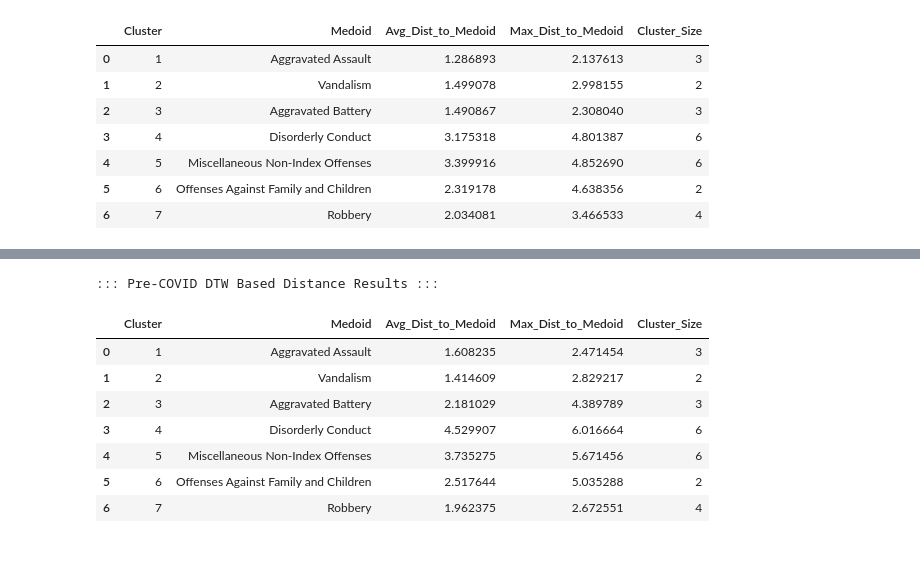
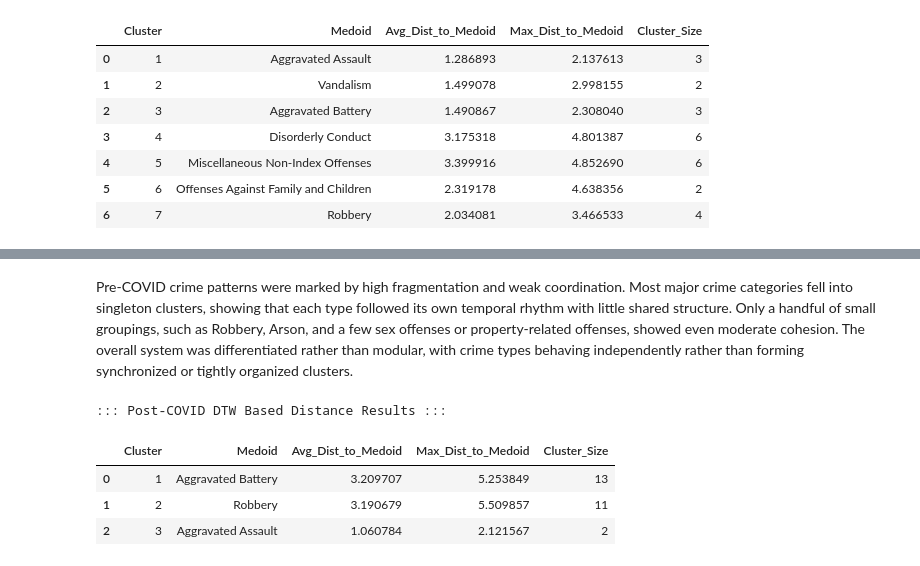
Before and after one commit to SirErikPak/ChicagoCrime, a Jupyter notebook: Notebook/ChicagoCrimeStructuralAnalysis.ipynb, the cells around one changed output, grey strips where cells are left out. Saved outputs shown, nothing was run; the diff lists cells and outputs as text; code cells hidden in the pictures.

```diff
--- a/Notebook/ChicagoCrimeStructuralAnalysis.ipynb
+++ b/Notebook/ChicagoCrimeStructuralAnalysis.ipynb
@@ -298,7 +355,7 @@ def structural_dia(results: dict, msg: str='', depth: int=2):
 * With correlation distance, average or complete is usually safest. Single linkage is okay if you want to explore chains, but interpret with caution.
 # %%
 # Run
-all_results = best_method(loaded_vecs, msg='Correlation Based Distance')
+corr_all_results = best_method(corr_vecs, msg='Correlation Based Distance')
 # %% [output]
 ::: Processing Period: Pre Correlation Based Distance:::
 Method: complete | CCC: 0.4983
@@ -325,14 +382,14 @@ fig, axes = plt.subplots(1, 3, figsize=(24, 10), sharey=True)
 
 for i, period in enumerate(['pre', 'covid', 'post']):
     # Retrieve the best linkage and method name for this period
-    Z_best = all_results[period]['best_linkage']
-    best_m = all_results[period]['best_method']
+    Z_best = corr_all_results[period]['best_linkage']
+    best_m = corr_all_results[period]['best_method']
     ax = axes[i]
 
     # Generate the dendrogram on the specific subplot axis
     hierarchy.dendrogram(
         Z_best,
-        labels=loaded_dfs[period].index,
+        labels=corr_dfs[period].index,
         leaf_rotation=90, # Increased rotation for better readability in subplots
         leaf_font_size=10,
         above_threshold_color='gray',
@@ -566,9 +763,9 @@ def calculate_cluster_tightness(dist_matrix, cluster_ids, medoid_indices, labels
 # %%
 # Crime Labels ( all the same for three eras
-crime_labels = loaded_dfs['pre'].index.to_list()
+crime_labels = corr_dfs['pre'].index.to_list()
 
 # Run at your diagnostic k values
-pre_clusters, anchors_pre = run_kmedoids(loaded_vecs['pre'], k=4, labels=crime_labels, era_name= 'Pre-COVID Correlation Based Distance')
-covid_clusters, anchors_covid = run_kmedoids(loaded_vecs['covid'], k=3, labels=crime_labels, era_name= 'COVID Correlation Based Distance')
-post_clusters, anchors_post = run_kmedoids(loaded_vecs['post'], k=5, labels=crime_labels, era_name= 'Post-COVID Correlation Based Distance')
+corr_pre_clusters, corr_anchors_pre = run_kmedoids(corr_vecs['pre'], k=4, labels=crime_labels, era_name= 'Pre-COVID Correlation Based Distance')
+corr_covid_clusters, corr_anchors_covid = run_kmedoids(corr_vecs['covid'], k=3, labels=crime_labels, era_name= 'COVID Correlation Based Distance')
+corr_post_clusters, corr_anchors_post = run_kmedoids(corr_vecs['post'], k=5, labels=crime_labels, era_name= 'Post-COVID Correlation Based Distance')
 # %% [output]
@@ -979,7 +1310,7 @@ Post   0.003461  0.021722  1.000000
 ## Clustering
 # %%
 # Run at your diagnostic k values
-pre_clusters, anchors_pre = run_kmedoids(dtw_vecs['pre'], k=7, labels=crime_labels, era_name= 'Pre-COVID DTW Based Distance')
-covid_clusters, anchors_covid = run_kmedoids(dtw_vecs['covid'], k=15, labels=crime_labels, era_name= 'COVID DTW Based Distance')
-post_clusters, anchors_post = run_kmedoids(dtw_vecs['post'], k=3, labels=crime_labels, era_name= 'Post-COVID DTW Based Distance')
+dtw_pre_clusters, dtw_anchors_pre = run_kmedoids(dtw_vecs['pre'], k=7, labels=crime_labels, era_name= 'Pre-COVID DTW Based Distance')
+dtw_covid_clusters, dtw_anchors_covid = run_kmedoids(dtw_vecs['covid'], k=15, labels=crime_labels, era_name= 'COVID DTW Based Distance')
+dtw_post_clusters, dtw_anchors_post = run_kmedoids(dtw_vecs['post'], k=3, labels=crime_labels, era_name= 'Post-COVID DTW Based Distance')
 # %% [output]
@@ -1035,16 +1455,14 @@ post_tightness
+# %% [markdown]
+Pre‑COVID crime patterns were marked by high fragmentation and weak coordination. Most major crime categories fell into singleton clusters, showing that each type followed its own temporal rhythm with little shared structure. Only a handful of small groupings, such as Robbery, Arson, and a few sex offenses or property‑related offenses, showed even moderate cohesion. The overall system was differentiated rather than modular, with crime types behaving independently rather than forming synchronized or tightly organized clusters.
 # %%
 # Run for the Pre era
-post_tightness = calculate_cluster_tightness(dtw_vecs['post'], pre_clusters, anchors_pre, crime_labels)
+post_tightness = calculate_cluster_tightness(dtw_vecs['post'], dtw_post_clusters, dtw_anchors_post, crime_labels)
 
-print("\n::: Pre-COVID DTW Based Distance Results :::")
+print("\n::: Post-COVID DTW Based Distance Results :::")
 post_tightness
 # %% [output]
-::: Pre-COVID DTW Based Distance Results :::
+::: Post-COVID DTW Based Distance Results :::
 |  | Cluster | Medoid | Avg_Dist_to_Medoid | Max_Dist_to_Medoid | Cluster_Size |
-| 0 | 1 | Aggravated Assault | 1.608235 | 2.471454 | 3 |
-| 1 | 2 | Vandalism | 1.414609 | 2.829217 | 2 |
-| 2 | 3 | Aggravated Battery | 2.181029 | 4.389789 | 3 |
-| 3 | 4 | Disorderly Conduct | 4.529907 | 6.016664 | 6 |
-| 4 | 5 | Miscellaneous Non-Index Offenses | 3.735275 | 5.671456 | 6 |
-| 5 | 6 | Offenses Against Family and Children | 2.517644 | 5.035288 | 2 |
-| 6 | 7 | Robbery | 1.962375 | 2.672551 | 4 |
+| 0 | 1 | Aggravated Battery | 3.209707 | 5.253849 | 13 |
+| 1 | 2 | Robbery | 3.190679 | 5.509857 | 11 |
+| 2 | 3 | Aggravated Assault | 1.060784 | 2.121567 | 2 |
```
Also changed, not shown: parts of 60 cells of this notebook, 3 other files.
